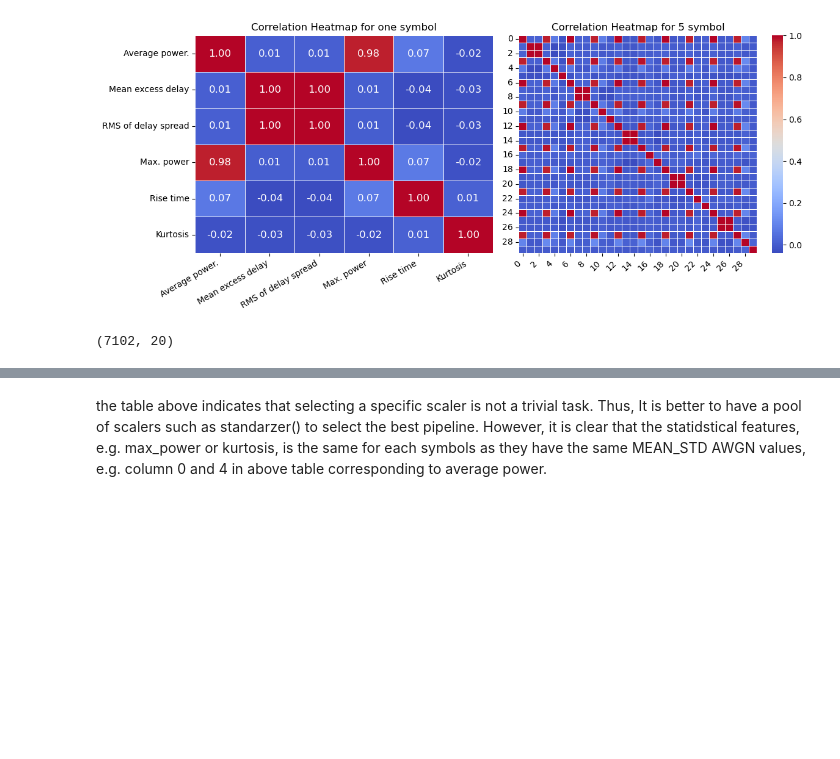
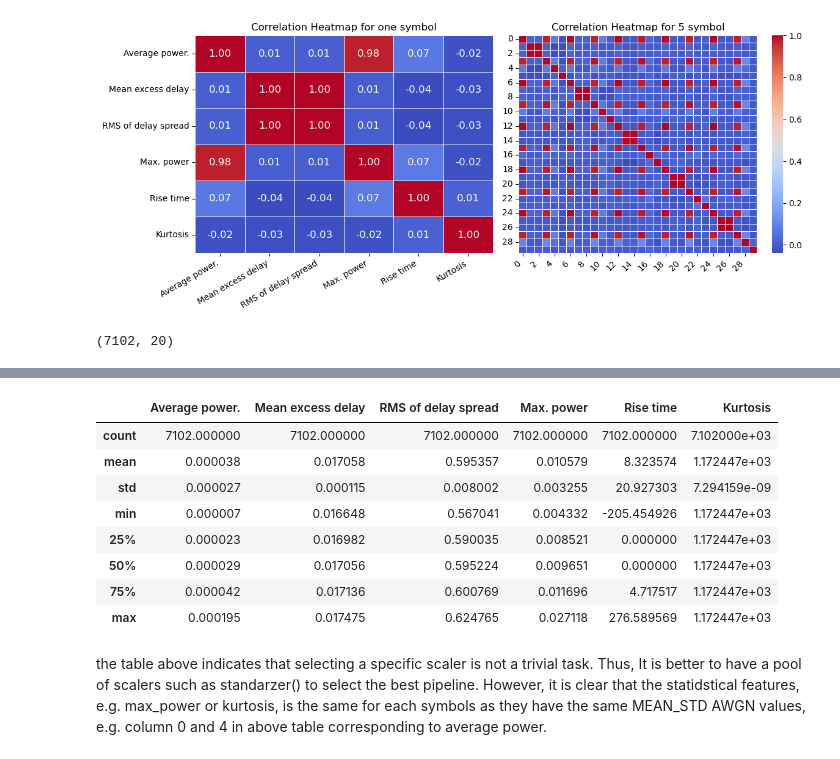
Before and after one commit to hamedtea/thesis, a Jupyter notebook: Feature_based_ML_model.ipynb, the cells around one changed output, grey strips where cells are left out. Cells and saved outputs as stored; diff of their text form; code cells hidden in the pictures; blank space fills up the shorter version.

```diff
--- a/Feature_based_ML_model.ipynb
+++ b/Feature_based_ML_model.ipynb
@@ -125,3 +111,22 @@ df.iloc[:,:8].describe()
+# %%
+#column_names =[correlation_labels[0], correlation_labels[1], correlation_labels[4], correlation_labels[5]] * 5
+column_names = correlation_labels*5
+df = pd.DataFrame(X, columns = column_names)
+des = df.iloc[:,:6].describe()
+des
+#latex_table = des.to_latex(index=True)
+# Print or save the LaTeX code
+#print(latex_table)
+# %% [output]
+|  | Average power. | Mean excess delay | RMS of delay spread | Max. power | Rise time | Kurtosis |
+| count | 7102.000000 | 7102.000000 | 7102.000000 | 7102.000000 | 7102.000000 | 7.102000e+03 |
+| mean | 0.000038 | 0.017058 | 0.595357 | 0.010579 | 8.323574 | 1.172447e+03 |
+| std | 0.000027 | 0.000115 | 0.008002 | 0.003255 | 20.927303 | 7.294159e-09 |
+| min | 0.000007 | 0.016648 | 0.567041 | 0.004332 | -205.454926 | 1.172447e+03 |
+| 25% | 0.000023 | 0.016982 | 0.590035 | 0.008521 | 0.000000 | 1.172447e+03 |
+| 50% | 0.000029 | 0.017056 | 0.595224 | 0.009651 | 0.000000 | 1.172447e+03 |
+| 75% | 0.000042 | 0.017136 | 0.600769 | 0.011696 | 4.717517 | 1.172447e+03 |
+| max | 0.000195 | 0.017475 | 0.624765 | 0.027118 | 276.589569 | 1.172447e+03 |
 # %% [markdown]
 the table above indicates that selecting a specific scaler is not a trivial task. Thus, It is better to have a pool of scalers such as standarzer() to select the best pipeline. However, it is clear that the statidstical features, e.g. max_power or kurtosis, is the same for each symbols as they have the same MEAN_STD AWGN values, e.g. column 0 and 4 in above table corresponding to average power.
 # %% [markdown]
```
Also changed, not shown: parts of 12 cells of this notebook, 3 other files.
